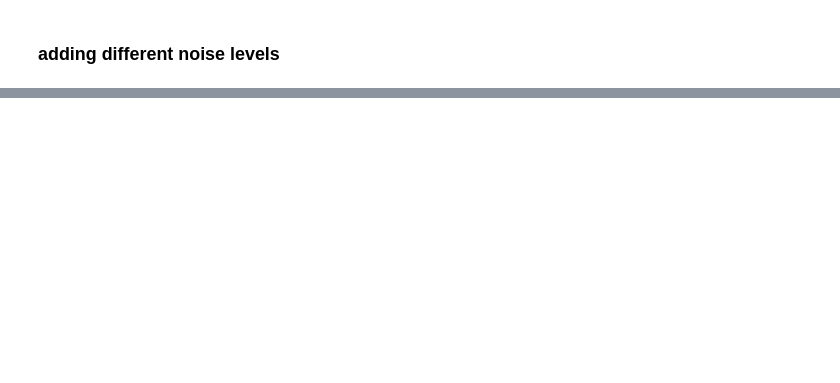
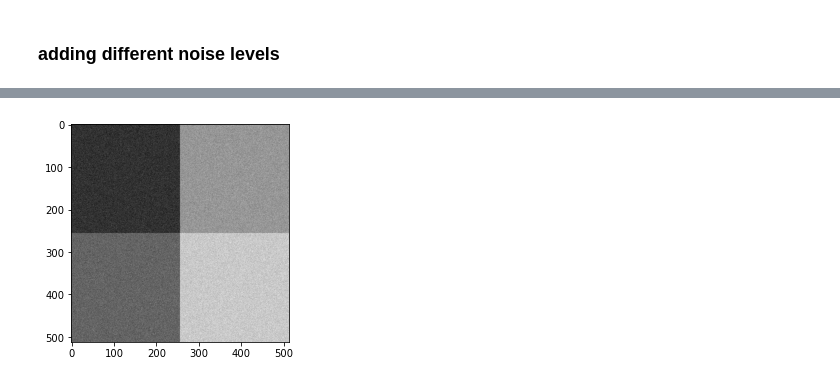
Before and after one commit to moataznoaaaman/DLCV_T1, a Jupyter notebook: task1.ipynb, the cells around one changed output, grey strips where cells are left out. Drawn from its saved outputs; the diff is of its cells as text; code cells hidden in the pictures; blank space fills up the shorter version.

```diff
--- a/task1.ipynb
+++ b/task1.ipynb
@@ -40,0 +34,6 @@ add_noise(r"dataset3\testGrayImage.jpg",r"dataset3\testGrayImage_high.jpg",gauss
+# %%
+## mid level noise
+gaussian_noise = np.random.normal(0, 15, size=(512, 512))
+add_noise(test_image,r"dataset3\testGrayImage_mid.jpg",gaussian_noise)
+# %% [output]
+[figure, added]
```
Also changed, not shown: parts of 5 cells of this notebook, 6 other files.
